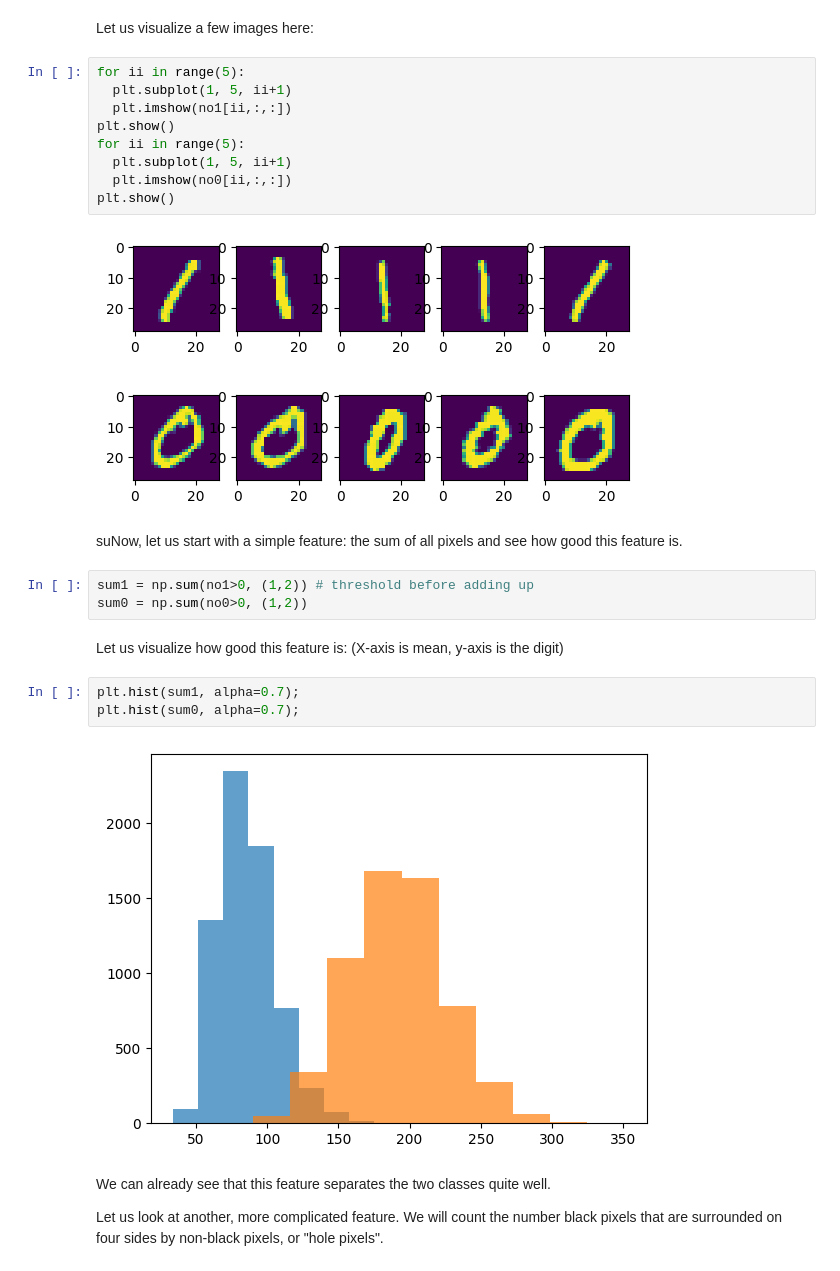
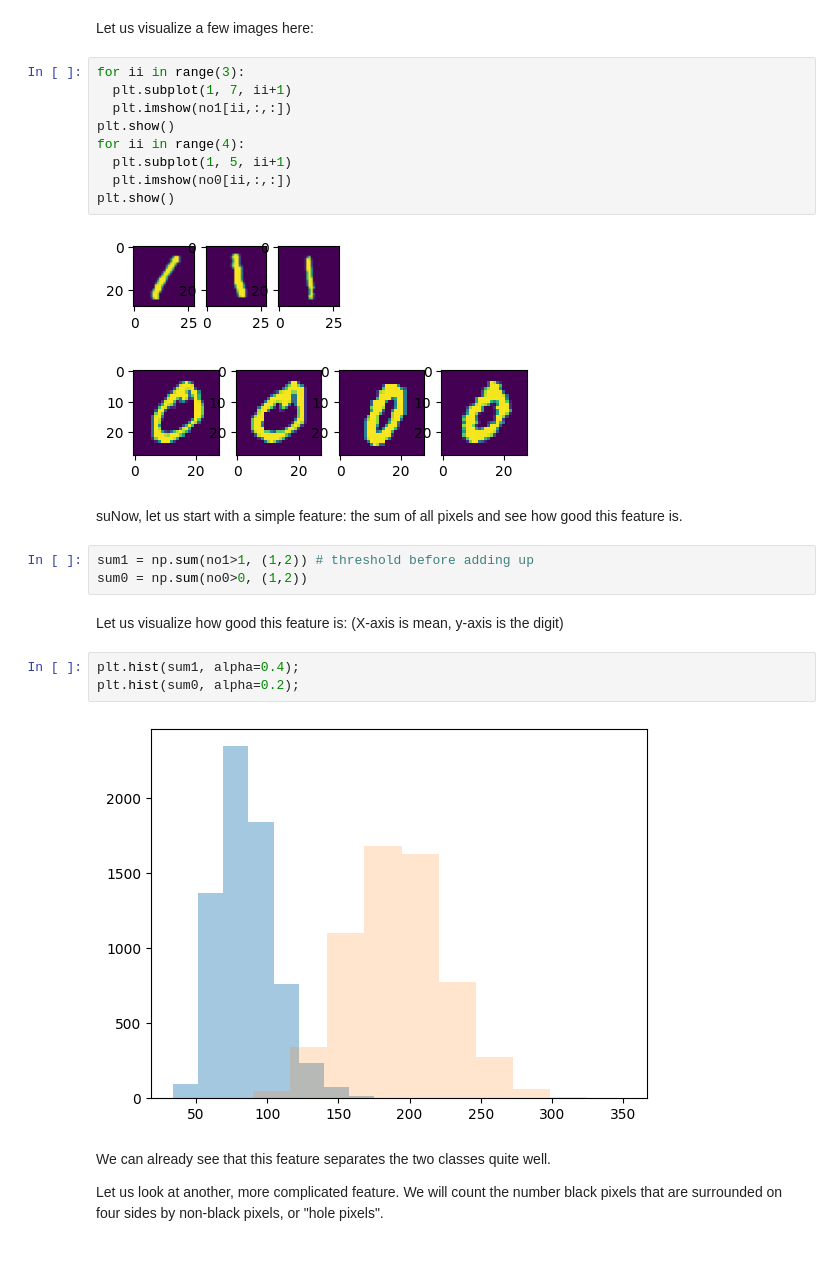
Before and after one commit to SSBalaji07/aiml_projects_and_labs, a Jupyter notebook: AIML_Module_01_Lab_01_Features.ipynb, the cells around one changed output. Drawn from its saved outputs; the diff is of its cells as text.

```diff
--- a/AIML_Module_01_Lab_01_Features.ipynb
+++ b/AIML_Module_01_Lab_01_Features.ipynb
@@ -254,29 +282,29 @@ no0 = train_X[train_y==0,:,:]
 # %% [markdown]
 Let us visualize a few images here:
 # %%
-for ii in range(5):
-  plt.subplot(1, 5, ii+1)
+for ii in range(3):
+  plt.subplot(1, 7, ii+1)
   plt.imshow(no1[ii,:,:])
 plt.show()
-for ii in range(5):
+for ii in range(4):
   plt.subplot(1, 5, ii+1)
   plt.imshow(no0[ii,:,:])
 plt.show()
 # %% [output]
-[figure, old version]
+[figure, new version]
-[figure, old version]
+[figure, new version]
 # %% [markdown]
 suNow, let us start with a simple feature: the sum of all pixels and see how good this feature is.
 # %%
-sum1 = np.sum(no1>0, (1,2)) # threshold before adding up
+sum1 = np.sum(no1>1, (1,2)) # threshold before adding up
 sum0 = np.sum(no0>0, (1,2))
 # %% [markdown]
 Let us visualize how good this feature is: (X-axis is mean, y-axis is the digit)
 # %%
-plt.hist(sum1, alpha=0.7);
-plt.hist(sum0, alpha=0.7);
+plt.hist(sum1, alpha=0.4);
+plt.hist(sum0, alpha=0.2);
 # %% [output]
-[figure, old version]
+[figure, new version]
 # %% [markdown]
 We can already see that this feature separates the two classes quite well.
 
```
Also changed, not shown: parts of 18 cells of this notebook.
